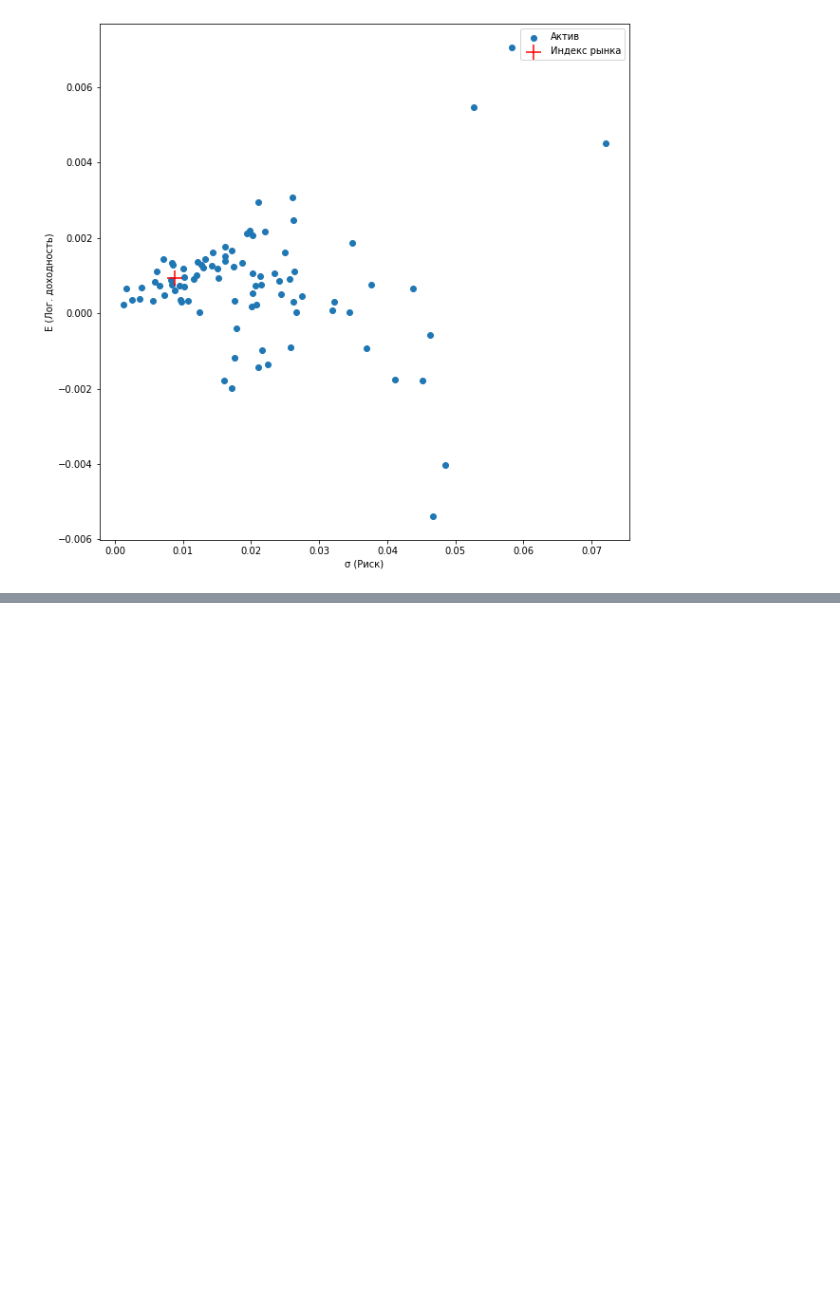
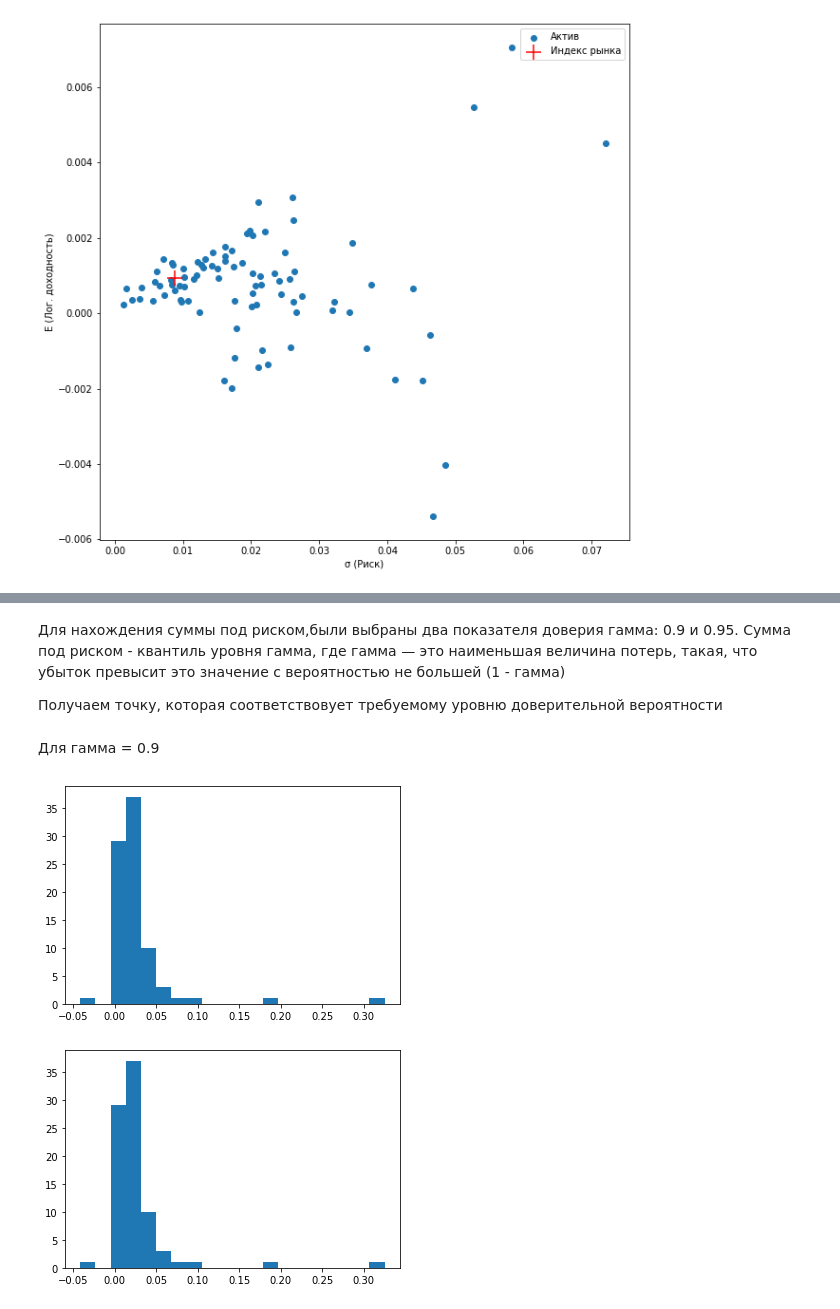
Before and after one commit to dlots/finance_lab_1, a Jupyter notebook: finance_lab_1.ipynb, the cells around one changed output, grey strips where cells are left out. Saved outputs shown, nothing was run; the diff lists cells and outputs as text; code cells hidden in the pictures; blank space fills up the shorter version.

```diff
--- a/finance_lab_1.ipynb
+++ b/finance_lab_1.ipynb
@@ -69,3 +79,0 @@ tickers = pickle.load(open(tickers_dump_file_name, "rb"))
-# %%
-companies_list.drop(['ISIN', 'Country' ,'Instrument Exchange'], axis=1, inplace=True)
-companies_list
@@ -86,3 +79,0 @@ companies_list
-# %%
-for ticker in tickers:
-    ticker.drop(['Open', 'High', 'Low', 'Close'], axis=1, inplace=True)
@@ -276,7 +271,3 @@ plt.show()
 # %% [output]
 <Figure size 720x720 with 0 Axes>
 [figure]
-# %%
-companies_list_csv = 'companies_list.csv'
-companies_list.index.name = 'index'
-companies_list.to_csv(companies_list_csv)
@@ -332,0 +279,30 @@ tickers[0]
+# %% [markdown]
+Для нахождения суммы под риском,были выбраны два показателя доверия гамма: 0.9 и 0.95. Сумма под риском - квантиль уровня гамма, где гамма — это наименьшая величина потерь, такая, что убыток превысит это значение с вероятностью не большей (1 - гамма)
+
+Получаем точку, которая соответствовует требуемому уровню доверительной вероятности
+# %%
+import copy
+import numpy as np
+
+Var1_np = []
+Var2_np = []
+
+for index in list(companies_list.index):
+
+    simpleReturns = tickers[index]['LogReturn'].dropna()
+
+    if (len(simpleReturns) != 0):
+      Var1_np.append(-np.quantile(simpleReturns, 1-0.9))
+      Var2_np.append(-np.quantile(simpleReturns, 1-0.95))
+# %% [markdown]
+Для гамма = 0.9
+# %%
+import matplotlib.pyplot as plt
+plt.hist(Var1_np, bins=20)
+plt.show()
+
+plt.hist(Var1_np, bins=20)
+plt.show()
+# %% [output]
+[figure, added]
+[figure, added]
```
Also changed, not shown: parts of 93 cells of this notebook, 1 other file.
